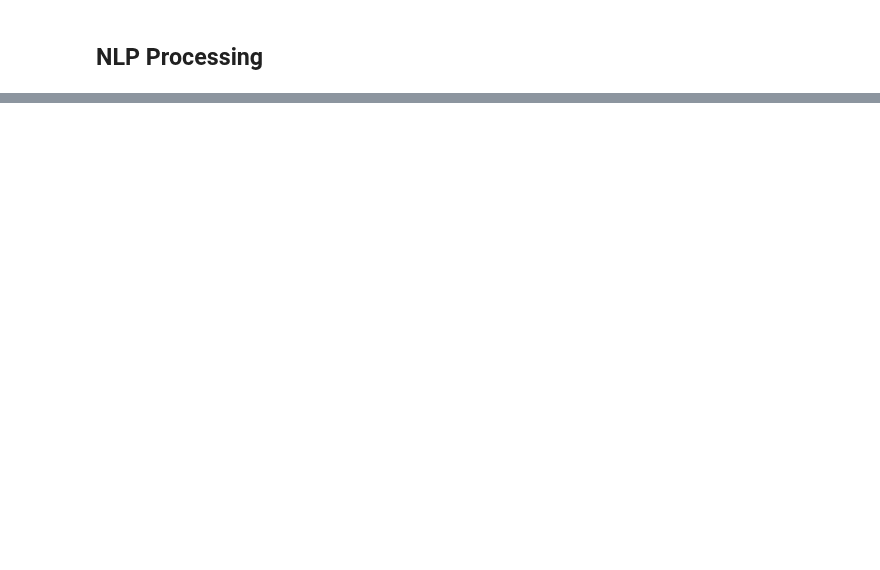
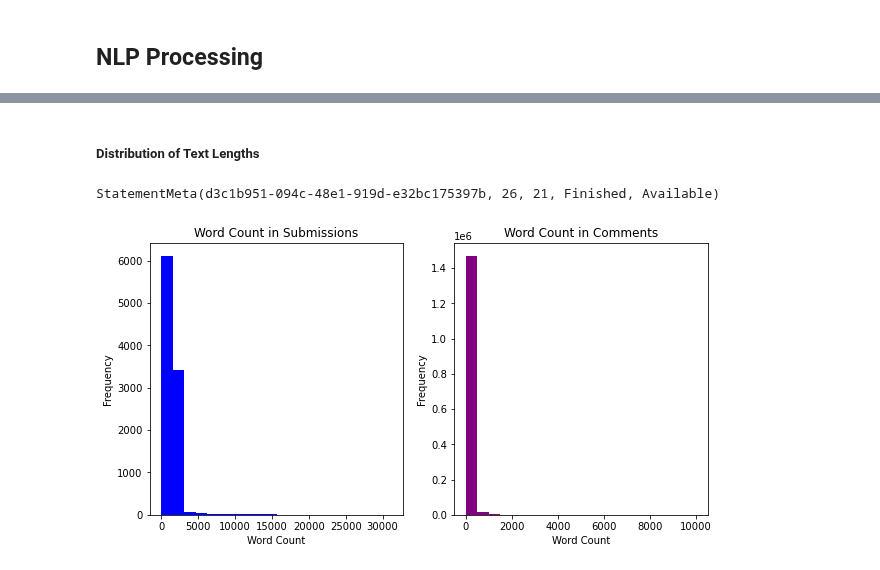
Before and after one commit to gu-dsan6000/fall-2023-reddit-project-team-26, a Jupyter notebook: code/nlp/project_nlp_cleaning.ipynb, the cells around one changed output, grey strips where cells are left out. Cells and saved outputs as stored; diff of their text form; code cells hidden in the pictures; blank space fills up the shorter version.

```diff
--- a/code/nlp/project_nlp_cleaning.ipynb
+++ b/code/nlp/project_nlp_cleaning.ipynb
@@ -63,0 +93,27 @@ StatementMeta(d3c1b951-094c-48e1-919d-e32bc175397b, 19, 10, Finished, Available)
+# %% [markdown]
+##### Distribution of Text Lengths
+# %%
+submissions_l = submissions.withColumn("selftext_word_count", length(col("selftext")))
+comments_l = comments.withColumn("body_word_count", length(col("body")))
+
+selftext_word_count = submissions_l.select("selftext_word_count").rdd.flatMap(lambda x: x).collect()
+body_word_count = comments_l.select("body_word_count").rdd.flatMap(lambda x: x).collect()
+
+plt.figure(figsize=(10, 5))
+
+plt.subplot(1, 2, 1)
+plt.hist(selftext_word_count, bins=20, color='blue')
+plt.title('Word Count in Submissions')
+plt.xlabel('Word Count')
+plt.ylabel('Frequency')
+
+plt.subplot(1, 2, 2)
+plt.hist(body_word_count, bins=20, color='purple')
+plt.title('Word Count in Comments')
+plt.xlabel('Word Count')
+plt.ylabel('Frequency')
+
+plt.show()
+# %% [output]
+StatementMeta(d3c1b951-094c-48e1-919d-e32bc175397b, 26, 21, Finished, Available)
+[figure, added]
```
Also changed, not shown: parts of 30 cells of this notebook.
